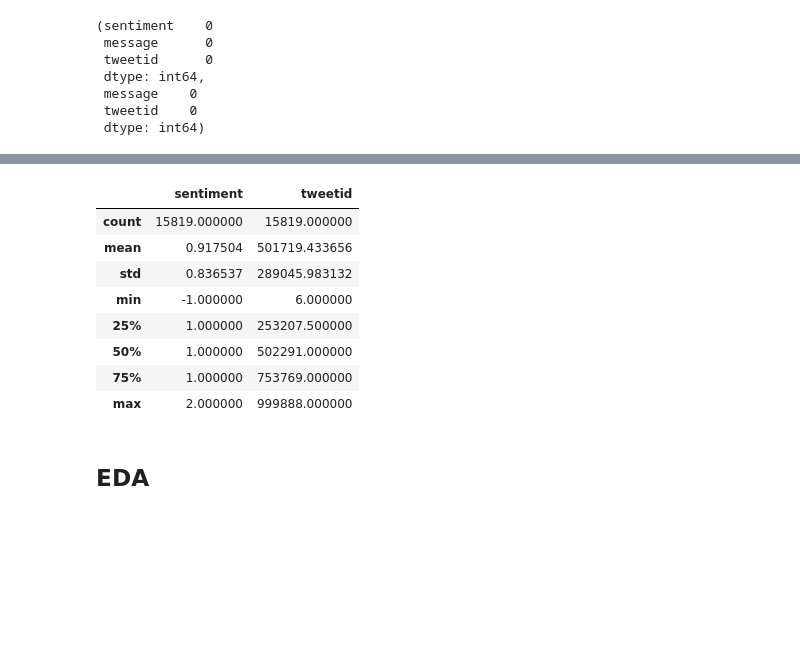
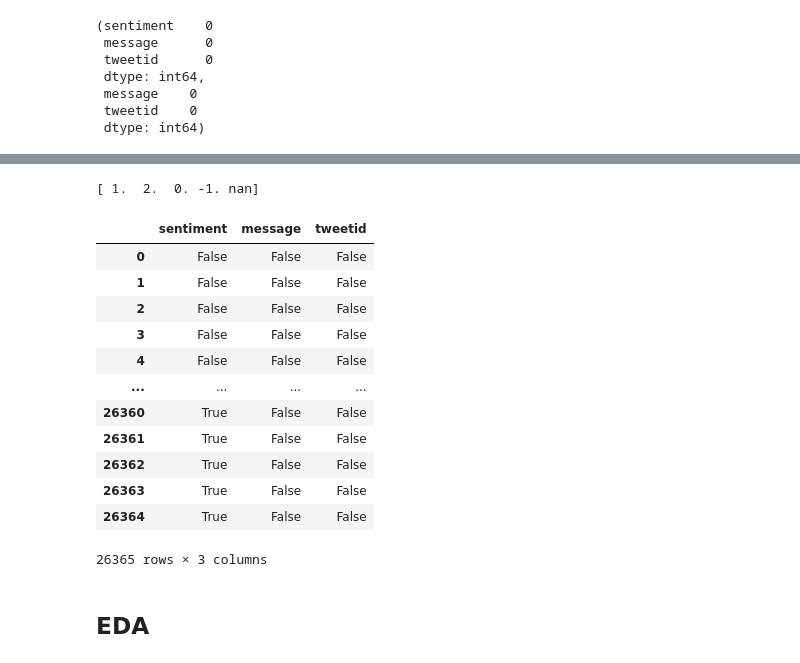
Before and after one commit to isabelomakhanya/classification_ts5, a Jupyter notebook: classification-ts5.ipynb, the cells around one changed output, grey strips where cells are left out. Cells and saved outputs as stored; diff of their text form; code cells hidden in the pictures; blank space fills up the shorter version.

```diff
--- a/classification-ts5.ipynb
+++ b/classification-ts5.ipynb
@@ -105,15 +137,23 @@ train_df.isnull().sum(), test_df.isnull().sum()
 # %%
 #describe the data
-train_df.describe()
+print(concat_df['sentiment'].unique())
 # %% [output]
-|  | sentiment | tweetid |
-| count | 15819.000000 | 15819.000000 |
-| mean | 0.917504 | 501719.433656 |
-| std | 0.836537 | 289045.983132 |
-| min | -1.000000 | 6.000000 |
-| 25% | 1.000000 | 253207.500000 |
-| 50% | 1.000000 | 502291.000000 |
-| 75% | 1.000000 | 753769.000000 |
-| max | 2.000000 | 999888.000000 |
+[ 1.  2.  0. -1. nan]
+# %%
+concat_df.isnull()
+# %% [output]
+|  | sentiment | message | tweetid |
+| 0 | False | False | False |
+| 1 | False | False | False |
+| 2 | False | False | False |
+| 3 | False | False | False |
+| 4 | False | False | False |
+| ... | ... | ... | ... |
+| 26360 | True | False | False |
+| 26361 | True | False | False |
+| 26362 | True | False | False |
+| 26363 | True | False | False |
+| 26364 | True | False | False |
+26365 rows × 3 columns
 # %% [markdown]
 ## EDA
```
Also changed, not shown: parts of 40 cells of this notebook, 1 other file.
